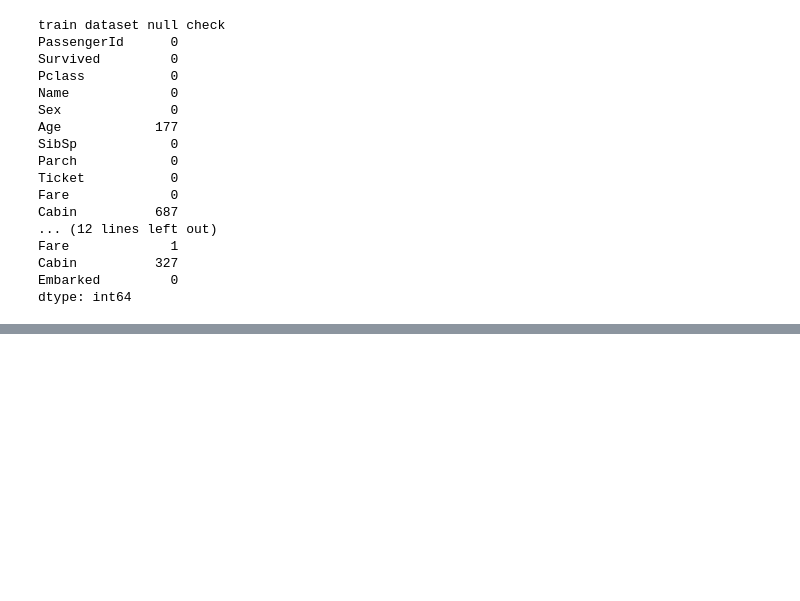
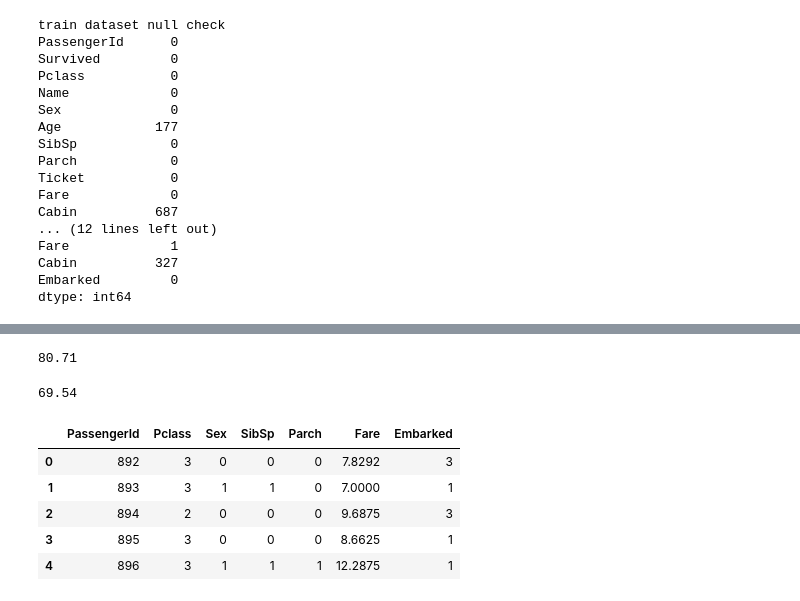
Before and after one commit to baekjiyoen/kaggle, a Jupyter notebook: titanic-tuturial.ipynb, the cells around one changed output, grey strips where cells are left out. Cells and saved outputs as stored; diff of their text form; code cells hidden in the pictures; blank space fills up the shorter version.

```diff
--- a/titanic-tuturial.ipynb
+++ b/titanic-tuturial.ipynb
@@ -114,0 +120,18 @@ train.describe(include = "all")
+# %%
+from sklearn.model_selection import train_test_split
+
+train["Embarked"] = train["Embarked"].fillna(3) # 1, 2, 3
+test["Embarked"] = test["Embarked"].fillna(3)
+
+test["Fare"] = test["Fare"].fillna(test_fare_mean)
+
+drop_columns = ['Name','Age','Ticket','Cabin']
+train_simple = train.drop(drop_columns, axis=1)
+
+train_drop_columns = ['Survived', 'PassengerId']
+train_simple = train_simple.drop(train_drop_columns, axis=1)
+
+test_simple = test.drop(drop_columns, axis=1)
+
+target = train["Survived"]
+x_train, x_val, y_train, y_val = train_test_split(train_simple, target, test_size = 0.22, random_state = 0)
@@ -156,0 +177,31 @@ Percentage of Pclass = 3 who survived: 24.236252545824847
+# %%
+# Logistic Regression
+from sklearn.linear_model import LogisticRegression
+from sklearn.metrics import accuracy_score
+
+logreg = LogisticRegression()
+logreg.fit(x_train, y_train)
+y_pred = logreg.predict(x_val)
+acc_logreg = round(accuracy_score(y_pred, y_val) * 100, 2)
+print(acc_logreg)
+# %% [output]
+80.71
+# %%
+from sklearn.linear_model import Perceptron
+
+perceptron = Perceptron()
+perceptron.fit(x_train, y_train)
+y_pred = perceptron.predict(x_val)
+acc_perceptron = round(accuracy_score(y_pred, y_val) * 100, 2)
+print(acc_perceptron)
+# %% [output]
+69.54
+# %%
+test_simple.head()
+# %% [output]
+|  | PassengerId | Pclass | Sex | SibSp | Parch | Fare | Embarked |
+| 0 | 892 | 3 | 0 | 0 | 0 | 7.8292 | 3 |
+| 1 | 893 | 3 | 1 | 1 | 0 | 7.0000 | 1 |
+| 2 | 894 | 2 | 0 | 0 | 0 | 9.6875 | 3 |
+| 3 | 895 | 3 | 0 | 0 | 0 | 8.6625 | 1 |
+| 4 | 896 | 3 | 1 | 1 | 1 | 12.2875 | 1 |
```
Also changed, not shown: parts of 14 cells of this notebook.
